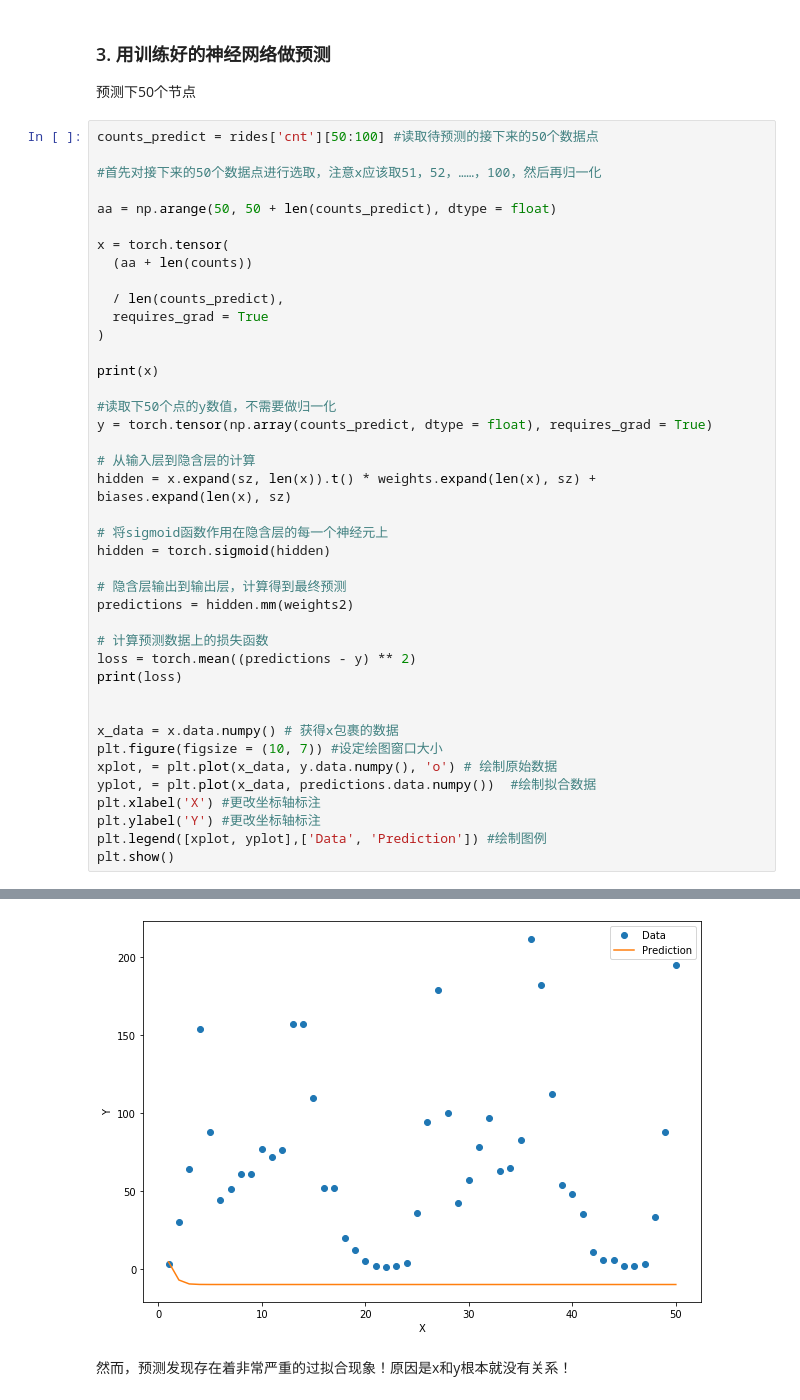
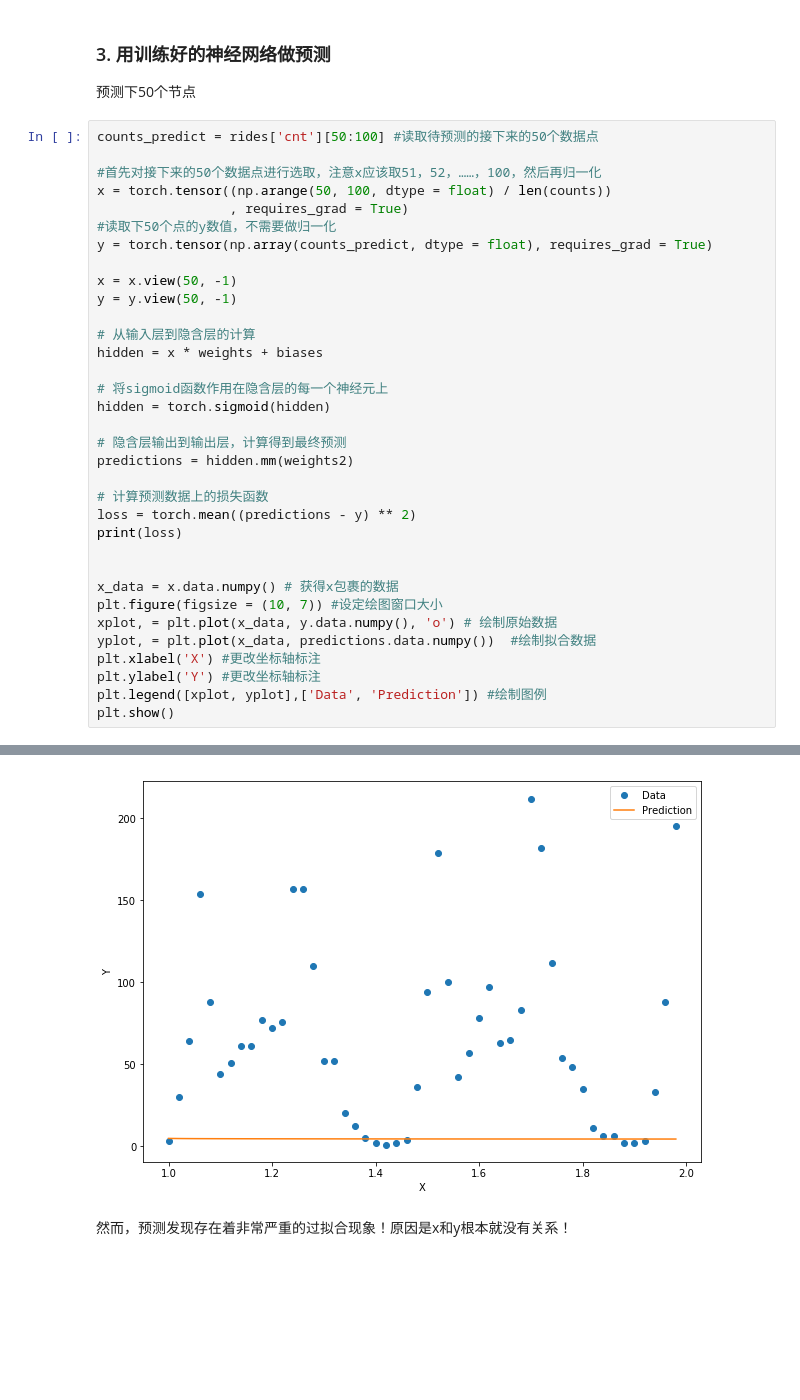
Before and after one commit to swarmapytorch/book_DeepLearning_in_PyTorch_Source, a Jupyter notebook: 03_bike_predictor/FirstPyTorchNN.ipynb, the cells around one changed output, grey strips where cells are left out. Drawn from its saved outputs; the diff is of its cells as text; blank space fills up the shorter version.

```diff
--- a/03_bike_predictor/FirstPyTorchNN.ipynb
+++ b/03_bike_predictor/FirstPyTorchNN.ipynb
@@ -303,23 +303,16 @@ plt.show()
 counts_predict = rides['cnt'][50:100] #读取待预测的接下来的50个数据点
 
 #首先对接下来的50个数据点进行选取，注意x应该取51，52，……，100，然后再归一化
-
-aa = np.arange(50, 50 + len(counts_predict), dtype = float)
-
-x = torch.tensor(
-  (aa + len(counts))
-
-  / len(counts_predict),
-  requires_grad = True
-)
-
-print(x)
-
+x = torch.tensor((np.arange(50, 100, dtype = float) / len(counts))
+                 , requires_grad = True)
 #读取下50个点的y数值，不需要做归一化
 y = torch.tensor(np.array(counts_predict, dtype = float), requires_grad = True)
 
+x = x.view(50, -1)
+y = y.view(50, -1)
+
 # 从输入层到隐含层的计算
-hidden = x.expand(sz, len(x)).t() * weights.expand(len(x), sz) + biases.expand(len(x), sz)
+hidden = x * weights + biases
 
 # 将sigmoid函数作用在隐含层的每一个神经元上
 hidden = torch.sigmoid(hidden)
@@ -345,4 +338,4 @@ tensor(8641.0441, dtype=torch.float64, grad_fn=<MeanBackward1>)
-[figure, old version]
+[figure, new version]
 # %% [markdown]
 然而，预测发现存在着非常严重的过拟合现象！原因是x和y根本就没有关系！
 # %% [markdown]
```
Also changed, not shown: parts of 16 cells of this notebook.
